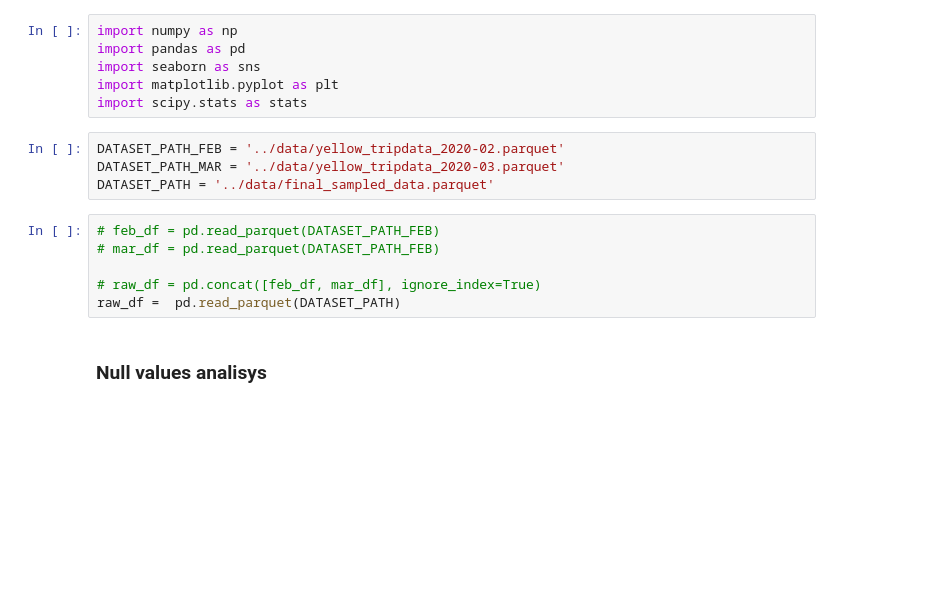
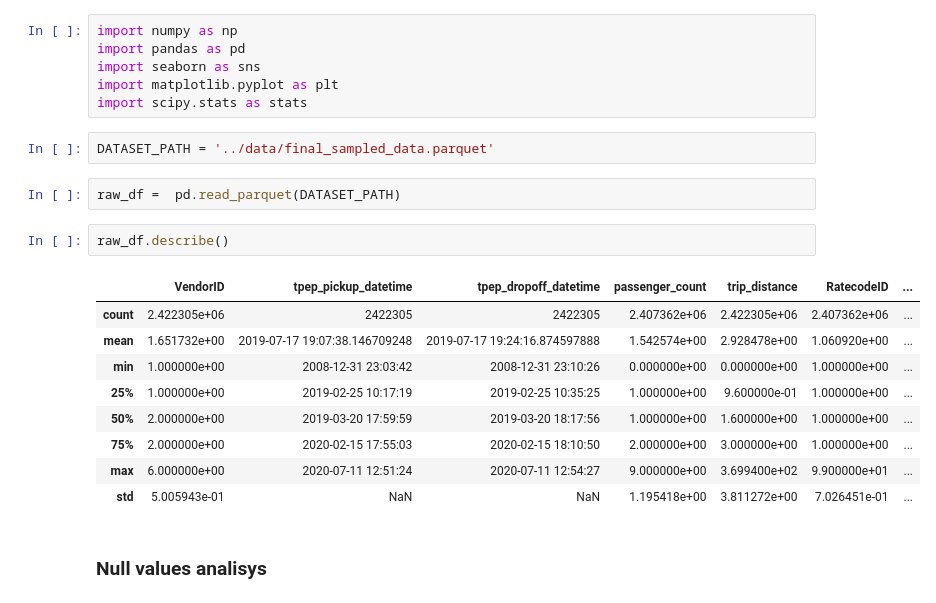
Before and after one commit to IA-UBA/analisis-de-datos, a Jupyter notebook: notebooks/MissingValuesAnalysis.ipynb, the cells around one changed output. Saved outputs shown, nothing was run; the diff lists cells and outputs as text; blank space fills up the shorter version.

```diff
--- a/notebooks/MissingValuesAnalysis.ipynb
+++ b/notebooks/MissingValuesAnalysis.ipynb
@@ -6,16 +6,22 @@ import pandas as pd
 import seaborn as sns
 import matplotlib.pyplot as plt
 import scipy.stats as stats
-# %%
-DATASET_PATH_FEB = '../data/yellow_tripdata_2020-02.parquet'
-DATASET_PATH_MAR = '../data/yellow_tripdata_2020-03.parquet'
-DATASET_PATH = '../data/final_sampled_data.parquet'
-# %%
-# feb_df = pd.read_parquet(DATASET_PATH_FEB)
-# mar_df = pd.read_parquet(DATASET_PATH_FEB)
-
-# raw_df = pd.concat([feb_df, mar_df], ignore_index=True)
-raw_df =  pd.read_parquet(DATASET_PATH)
+# %%
+DATASET_PATH = '../data/final_sampled_data.parquet'
+# %%
+raw_df =  pd.read_parquet(DATASET_PATH)
+# %%
+raw_df.describe()
+# %% [output]
+|  | VendorID | tpep_pickup_datetime | tpep_dropoff_datetime | passenger_count | trip_distance | RatecodeID | ... |
+| count | 2.422305e+06 | 2422305 | 2422305 | 2.407362e+06 | 2.422305e+06 | 2.407362e+06 | ... |
+| mean | 1.651732e+00 | 2019-07-17 19:07:38.146709248 | 2019-07-17 19:24:16.874597888 | 1.542574e+00 | 2.928478e+00 | 1.060920e+00 | ... |
+| min | 1.000000e+00 | 2008-12-31 23:03:42 | 2008-12-31 23:10:26 | 0.000000e+00 | 0.000000e+00 | 1.000000e+00 | ... |
+| 25% | 1.000000e+00 | 2019-02-25 10:17:19 | 2019-02-25 10:35:25 | 1.000000e+00 | 9.600000e-01 | 1.000000e+00 | ... |
+| 50% | 2.000000e+00 | 2019-03-20 17:59:59 | 2019-03-20 18:17:56 | 1.000000e+00 | 1.600000e+00 | 1.000000e+00 | ... |
+| 75% | 2.000000e+00 | 2020-02-15 17:55:03 | 2020-02-15 18:10:50 | 2.000000e+00 | 3.000000e+00 | 1.000000e+00 | ... |
+| max | 6.000000e+00 | 2020-07-11 12:51:24 | 2020-07-11 12:54:27 | 9.000000e+00 | 3.699400e+02 | 9.900000e+01 | ... |
+| std | 5.005943e-01 | NaN | NaN | 1.195418e+00 | 3.811272e+00 | 7.026451e-01 | ... |
 # %% [markdown]
 ### Null values analisys
 # %%
```
Also changed, not shown: parts of 29 cells of this notebook, 5 other files.
